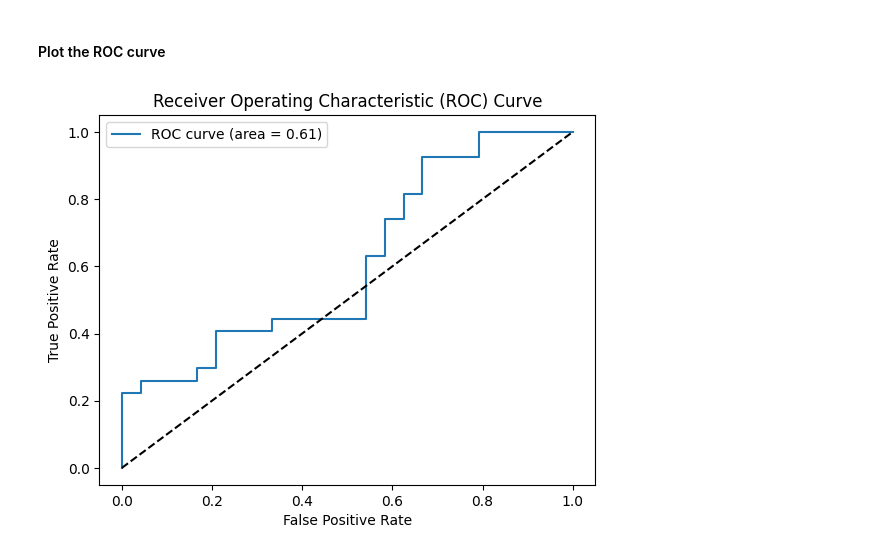
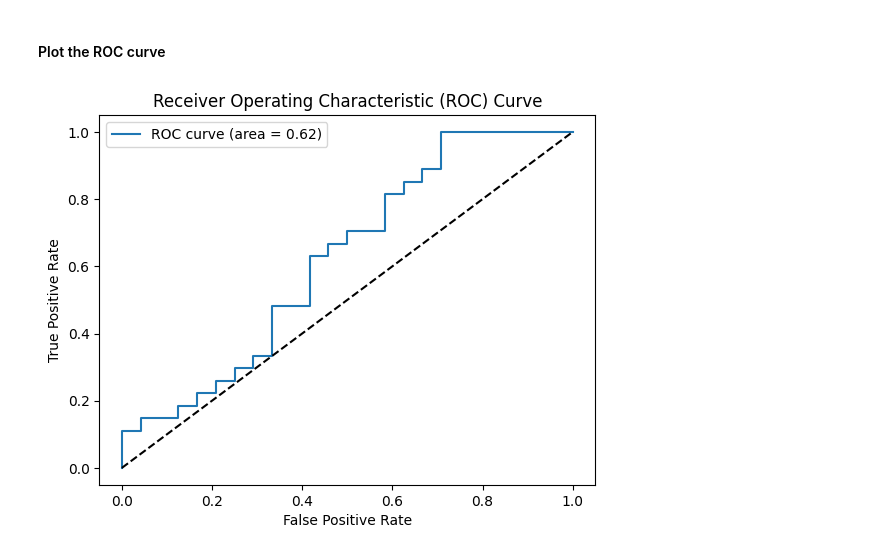
Before and after one commit to ketayon/BRAIN_TUMOR_DETECTION, a Jupyter notebook: FidelityQuantumKernel_qiskit_brain_tumor_detection.ipynb, the cells around one changed output. Drawn from its saved outputs; the diff is of its cells as text; code cells hidden in the pictures.

```diff
--- a/FidelityQuantumKernel_qiskit_brain_tumor_detection.ipynb
+++ b/FidelityQuantumKernel_qiskit_brain_tumor_detection.ipynb
@@ -331,6 +343,6 @@ Callable kernel classification test score: 0.5098039215686274
 # %%
-matrix_train = kernel.evaluate(x_vec=X_train_numpy)
-matrix_test = kernel.evaluate(x_vec=X_test_numpy, y_vec=X_train_numpy)
+matrix_train = kernel.evaluate(x_vec=X_train_reduced)
+matrix_test = kernel.evaluate(x_vec=X_test_reduced, y_vec=X_train_reduced)
 # %% [markdown]
 #### Save kernels to a file
 # %%
@@ -347,12 +359,15 @@ with open('kernels/FidelityQuantumKernel_matrix_train.pkl', 'rb') as f:
 
 with open('kernels/FidelityQuantumKernel_matrix_test.pkl', 'rb') as f:
     loaded_kernel_matrix_test = pickle.load(f)
+# %%
+class_weights = compute_class_weight("balanced", classes=np.unique(y_train), y=y_train)
+class_weights_dict = dict(enumerate(class_weights))
 # %%
-svc = SVC(kernel="precomputed")
+svc_precomputed = SVC(kernel="precomputed", class_weight=class_weights_dict)
 
-svc.fit(matrix_train, y_train_numpy)
+svc_precomputed.fit(matrix_train, y_train)
 
-score_precomputed_kernel = svc.score(matrix_test, y_test_numpy)
+score_precomputed_kernel = svc_precomputed.score(matrix_test, y_test)
 
 print(f"Precomputed kernel classification test score: {score_precomputed_kernel}")
 # %% [output]
@@ -360,9 +375,9 @@ Precomputed kernel classification test score: 0.49019607843137253
 # %%
 qsvc = QSVC(quantum_kernel=kernel)
 
-qsvc.fit(X_train_numpy, y_train_numpy)
+qsvc.fit(X_train_reduced, y_train)
 
-qsvc_score = qsvc.score(X_test_numpy, y_test_numpy)
+qsvc_score = qsvc.score(X_test_reduced, y_test)
 
 print(f"QSVC classification test score: {qsvc_score}")
 # %% [output]
@@ -479,23 +532,23 @@ plt.show()
 # %% [markdown]
 #### Plot the ROC curve
 # %%
-decision_function = qsvc.decision_function(X_test_numpy)
+decision_function = qsvc.decision_function(X_test_reduced)
 
-fpr, tpr, _ = metrics.roc_curve(y_test_numpy, decision_function)
+fpr, tpr, _ = metrics.roc_curve(y_test, decision_function)
 roc_auc = metrics.auc(fpr, tpr)
 
 plt.figure()
 plt.plot(fpr, tpr, label=f"ROC curve (area = {roc_auc:.2f})")
 plt.plot([0, 1], [0, 1], "k--")
 
 plt.xlabel("False Positive Rate")
 plt.ylabel("True Positive Rate")
 plt.title("Receiver Operating Characteristic (ROC) Curve")
 plt.legend(loc="best")
 
 plt.show()
 # %% [output]
-[figure, old version]
+[figure, new version]
 # %%
 import utils.tutorial_magics
 
```
Also changed, not shown: parts of 27 cells of this notebook, 5 other files.
